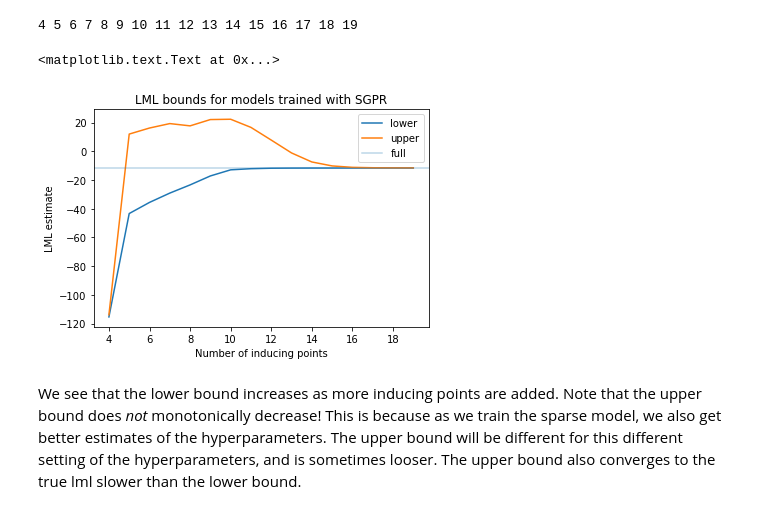
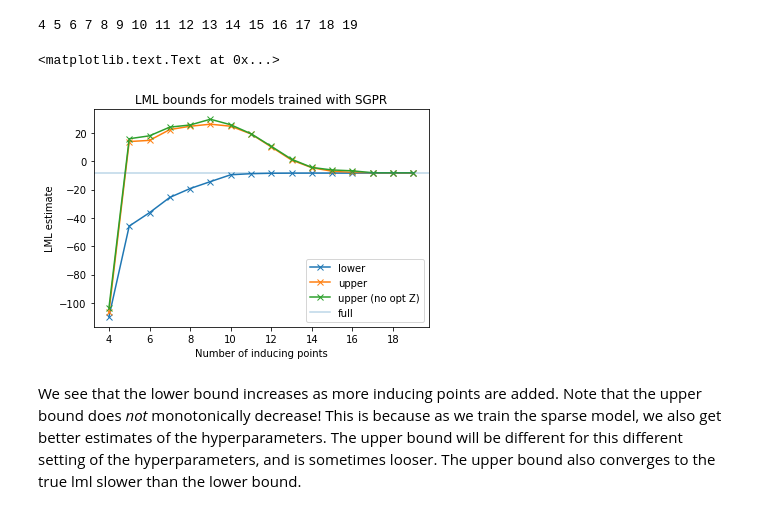
Before and after one commit to markvdw/gp_upper, a Jupyter notebook: notebooks/upper_bound.ipynb, the cells around one changed output. Saved outputs shown, nothing was run; the diff lists cells and outputs as text; code cells hidden in the pictures.

```diff
--- a/notebooks/upper_bound.ipynb
+++ b/notebooks/upper_bound.ipynb
@@ -28,7 +31,7 @@ def plot_model(m, name=""):
         pass
     two_sigma = (2.0 * pYv ** 0.5)[:, 0]
     plt.fill_between(pX[:, 0], pY[:, 0] - two_sigma, pY[:, 0] + two_sigma, alpha=0.15)
-    lml = -m._objective(m.get_free_state())[0]
+    lml = m.compute_log_likelihood()
     plt.title("%s (lml = %f)" % (name, lml))
     return lml
 # %% [markdown]
@@ -46,48 +58,53 @@ As a first investigation, we compute the upper bound for models trained using th
 Ms = np.arange(4, 20, 1)
 vfe_lml = []
 vupper_lml = []
+vupper_notrain = []
 vfe_hyps = []
 for M in Ms:
     try:
-        Zinit = vfe.Z.value[:M, :].copy()
+        Zinit = vfe.Z.read_value()[:M, :].copy()
         Zinit = np.vstack((Zinit, X[np.random.permutation(len(X))[:(M - len(Zinit))], :].copy()))
-        init_params = vfe.get_parameter_dict()
-        init_params['model.Z'] = Zinit
+        init_params['/Z'] = Zinit
     except NameError:
         Zinit = X[:M, :].copy()
         init_params = None
-    vfe = gpflow.sgpr.SGPR(X, Y, gpflow.kernels.RBF(1), Zinit)
+    vfe = gpflow.models.SGPR(X, Y, gpflow.kernels.RBF(1), Zinit)
+    vfe.compile()
     if init_params is not None:
         # We only do this to prevent bad local optima. Can also be avoided using random restarts
-        vfe.set_parameter_dict(init_params)
-        vfe._compile()
-    vfe.optimize()
+        set_parameter_dict(vfe, init_params)
+    gpflow.train.ScipyOptimizer().minimize(vfe)
 
-    upper = gp_upper.SGPU(X, Y, gpflow.kernels.RBF(1), vfe.Z.value.copy())
-    params = vfe.get_parameter_dict()
-    upper.set_parameter_dict(params)
-    upper.kern.fixed = True
-    upper.likelihood.fixed = True
-    upper.optimize()
+    upper = gp_upper.SGPU(X, Y, gpflow.kernels.RBF(1), vfe.Z.read_value())
+    init_params = get_parameter_dict(vfe)
+    set_parameter_dict(upper, init_params)
+    upper.kern.set_trainable(False)
+    upper.likelihood.set_trainable(False)
+    upper.compile()
+    vupper_notrain.append(upper.compute_upper_bound())
+    gpflow.train.ScipyOptimizer().minimize(upper)
 
-    vfe_lml.append(-vfe._objective(vfe.get_free_state())[0])
-    vupper_lml.append(upper._objective(upper.get_free_state())[0])
-    vfe_hyps.append(vfe.get_parameter_dict())
+    vfe_lml.append(vfe.compute_log_likelihood())
+    vupper_lml.append(upper.compute_upper_bound())
+
+    vfe_hyps.append(init_params)
     print("%i" % M, end=" ")
+
 vfe_hyps = pd.DataFrame(vfe_hyps)
 # %% [output]
 4 5 6 7 8 9 10 11 12 13 14 15 16 17 18 19
 # %%
-plt.plot(Ms, vfe_lml, label="lower")
-plt.plot(Ms, vupper_lml, label="upper")
+plt.plot(Ms[:len(vfe_lml)], vfe_lml, '-x', label="lower")
+plt.plot(Ms[:len(vupper_lml)], vupper_lml, '-x', label="upper")
+plt.plot(Ms[:len(vupper_notrain)], vupper_notrain, '-x', label="upper (no opt Z)")
 plt.axhline(full_lml, label="full", alpha=0.3)
 plt.xlabel("Number of inducing points")
 plt.ylabel("LML estimate")
 plt.legend()
 plt.title("LML bounds for models trained with SGPR")
 # %% [output]
 <matplotlib.text.Text at 0x...>
-[figure, old version]
+[figure, new version]
 # %% [markdown]
 We see that the lower bound increases as more inducing points are added. Note that the upper bound does _not_ monotonically decrease! This is because as we train the sparse model, we also get better estimates of the hyperparameters. The upper bound will be different for this different setting of the hyperparameters, and is sometimes looser. The upper bound also converges to the true lml slower than the lower bound.
 # %% [markdown]
```
Also changed, not shown: parts of 9 cells of this notebook.
